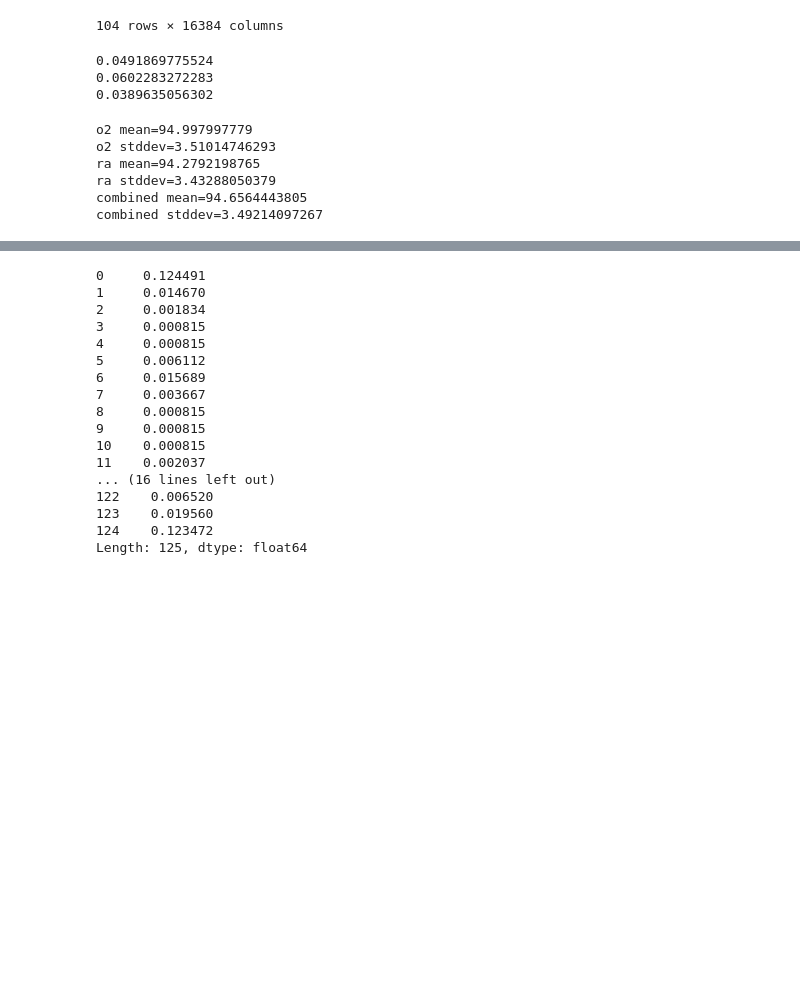
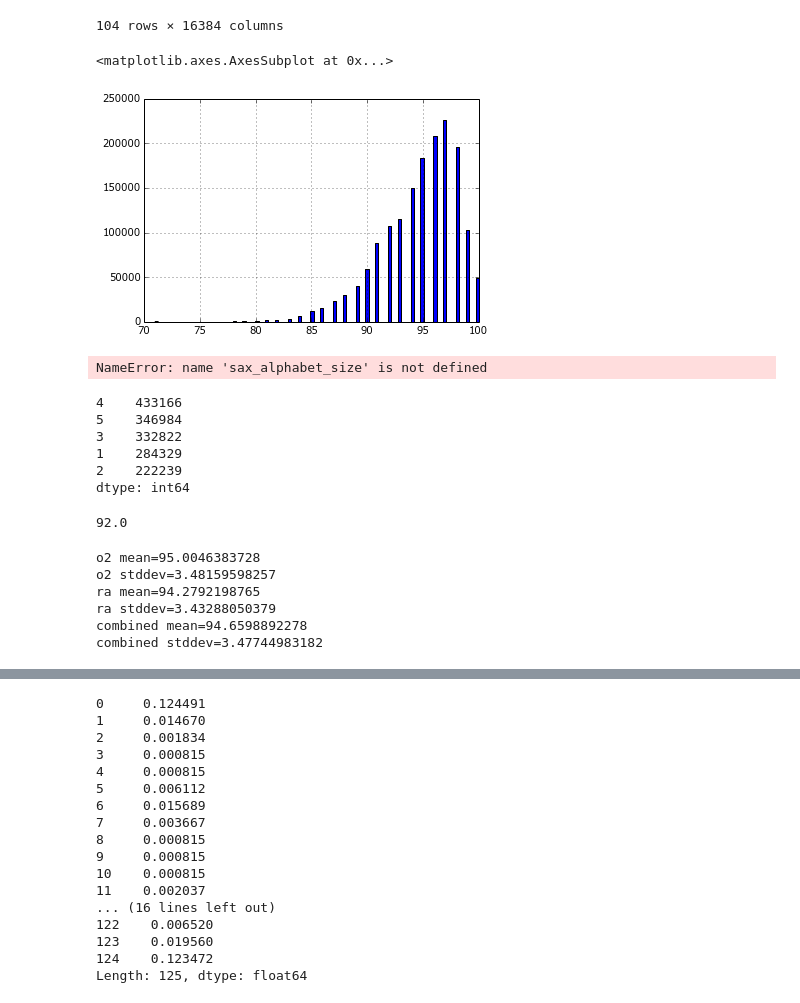
Before and after one commit to pvnick/pulse_oximetry, a Jupyter notebook: pulse_oximetry.ipynb, the cells around one changed output, grey strips where cells are left out. Drawn from its saved outputs; the diff is of its cells as text; code cells hidden in the pictures; blank space fills up the shorter version.

```diff
--- a/pulse_oximetry.ipynb
+++ b/pulse_oximetry.ipynb
@@ -57,23 +57,15 @@ all_ra_vals = all_vals.ix[ra_patient_ids]
 all_vals1d = pd.Series(all_vals.values.flatten())
 all_o2_vals1d = pd.Series(all_o2_vals.values.flatten())
 all_ra_vals1d = pd.Series(all_ra_vals.values.flatten())
-all_vals1d_missing_removed = all_vals1d[all_vals1d > -1]
-all_o2_vals1d_missing_removed = all_o2_vals1d[all_o2_vals1d > -1]
-all_ra_vals1d_missing_removed = all_ra_vals1d[all_ra_vals1d > -1]
+
+min_val = 70 #-1
+
+all_vals1d_missing_removed = all_vals1d[all_vals1d > min_val]
+all_o2_vals1d_missing_removed = all_o2_vals1d[all_o2_vals1d > min_val]
+all_ra_vals1d_missing_removed = all_ra_vals1d[all_ra_vals1d > min_val]
 global_mean = all_vals1d_missing_removed.mean()
 global_std = all_vals1d_missing_removed.std()
 o2_mean = all_o2_vals1d_missing_removed.mean()
 o2_stddev = all_o2_vals1d_missing_removed.std()
 ra_mean = all_ra_vals1d_missing_removed.mean()
 ra_stddev = all_ra_vals1d_missing_removed.std()
-# %%
-all_subjects_valsld_missing = all_vals1d[all_vals1d == -1].count()
-all_o2_vals1d_missing = all_o2_vals1d[all_o2_vals1d == -1].count()
-all_ra_vals1d_missing = all_ra_vals1d[all_ra_vals1d == -1].count()
-print(float(all_subjects_valsld_missing) / all_vals1d.count())
-print(float(all_ra_vals1d_missing) / all_ra_vals1d.count())
-print(float(all_o2_vals1d_missing) / all_o2_vals1d.count())
-# %% [output]
-0.0491869775524
-0.0602283272283
-0.0389635056302
@@ -79,0 +80,9 @@ print(float(all_o2_vals1d_missing) / all_o2_vals1d.count())
+# %%
+all_vals1d_missing_removed.hist(bins=100)
+# %% [output]
+<matplotlib.axes.AxesSubplot at 0x...>
+[figure, added]
+# %%
+breakpoints = get_breakpoints(all_vals1d_missing_removed, sax_alphabet_size)
+# %% [output]
+NameError: name 'sax_alphabet_size' is not defined
@@ -80,3 +91,16 @@ print(float(all_o2_vals1d_missing) / all_o2_vals1d.count())
+# %%
+foobar.value_counts()
+# %% [output]
+4    433166
+5    346984
+3    332822
+1    284329
+2    222239
+dtype: int64
+# %%
+all_vals1d_missing_removed.quantile(1 / float(5))
+# %% [output]
+92.0
 # %%
 print("o2 mean=" + str(o2_mean))
 print("o2 stddev=" + str(o2_stddev))
@@ -85,12 +109,12 @@ print("ra stddev=" + str(ra_stddev))
 print("combined mean=" + str(global_mean))
 print("combined stddev=" + str(global_std))
 # %% [output]
-o2 mean=94.997997779
-o2 stddev=3.51014746293
+o2 mean=95.0046383728
+o2 stddev=3.48159598257
 ra mean=94.2792198765
 ra stddev=3.43288050379
-combined mean=94.6564443805
-combined stddev=3.49214097267
+combined mean=94.6598892278
+combined stddev=3.47744983182
 # %%
 def piecewise_aggregate_approximation(series, paa_size):
     paa_size = int(paa_size)
```
Also changed, not shown: parts of 16 cells of this notebook, 1 other file.
